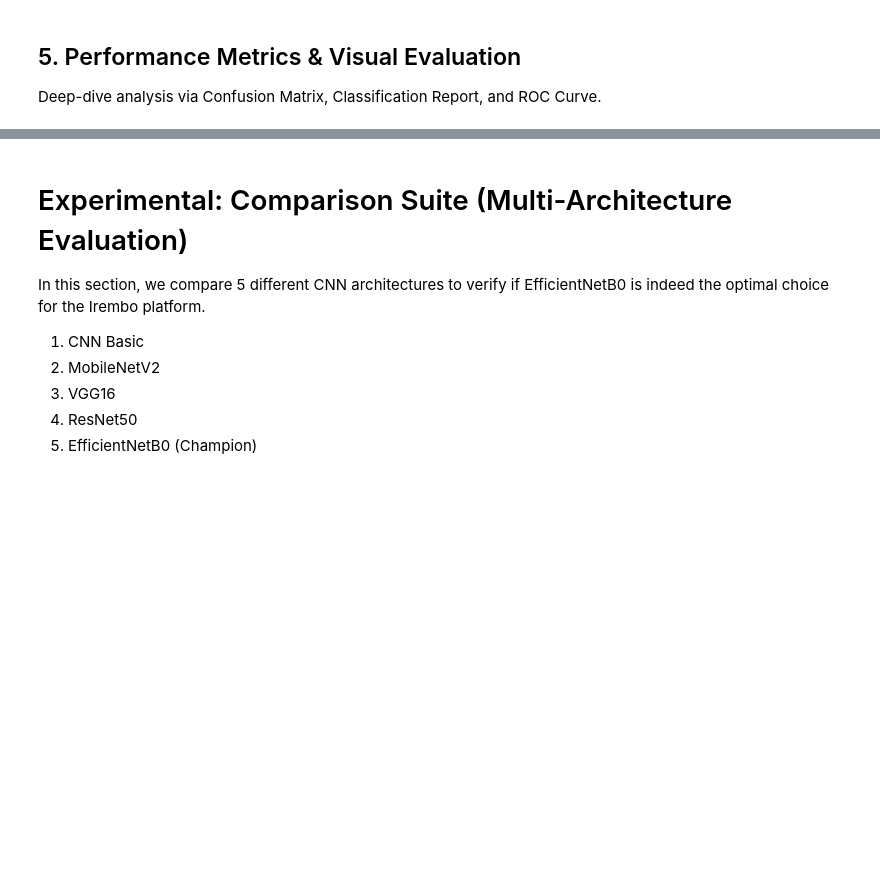
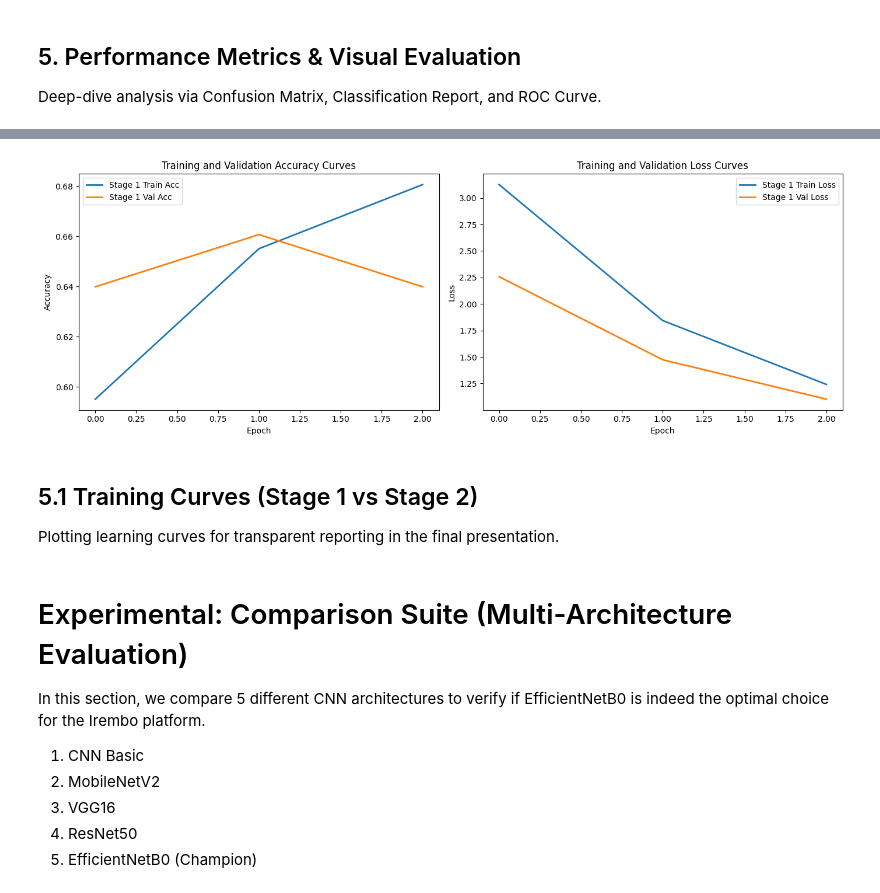
Before and after one commit to jkeza1/aipowered, a Jupyter notebook: Document_Verification_ML_Model version 2.ipynb, the cells around one changed output, grey strips where cells are left out. Drawn from its saved outputs; the diff is of its cells as text; code cells hidden in the pictures; blank space fills up the shorter version.

```diff
--- a/Document_Verification_ML_Model version 2.ipynb
+++ b/Document_Verification_ML_Model version 2.ipynb
@@ -307,20 +520,22 @@ def build_tampering_detection_model(learning_rate):
     base_model = EfficientNetB0(weights='imagenet', include_top=False, input_shape=(*Config.IMG_SIZE, 3))
     base_model.trainable = False # Initial freeze
 
-    # --- Advanced Head ---
+    # --- Advanced Head with stronger regularization ---
     avg_pool = layers.GlobalAveragePooling2D()(base_model.output)
     max_pool = layers.GlobalMaxPooling2D()(base_model.output)
     merged = layers.Concatenate()([avg_pool, max_pool])
 
     x = layers.BatchNormalization()(merged)
-    x = layers.Dense(512, activation='relu')(x)
+    x = layers.Dense(512, activation='relu', kernel_regularizer=regularizers.l2(1e-4))(x)
     x = layers.Dropout(Config.DROPOUT_RATE)(x)
-    x = layers.Dense(256, activation='relu', kernel_regularizer='l2')(x)
+    x = layers.Dense(256, activation='relu', kernel_regularizer=regularizers.l2(1e-4))(x)
     x = layers.Dropout(0.3)(x)
 
     outputs = layers.Dense(1, activation='sigmoid')(x)
 
     model = models.Model(inputs=base_model.input, outputs=outputs, name="Irembo_AuthCheck_Ultra")
+    # Keep an explicit handle for fine-tuning cells that need to access the backbone.
+    model.backbone = base_model
 
     model.compile(
         optimizer=optimizers.Adam(learning_rate=learning_rate),
@@ -541,6 +903,46 @@ Found 659 validated image filenames belonging to 2 classes.
    macro avg       1.00      1.00      1.00       659
 weighted avg       1.00      1.00      1.00       659
 [figure]
+# %%
+# Plot Stage 1/Stage 2 curves if available in memory
+plt.figure(figsize=(14, 5))
+
+# Accuracy plot
+plt.subplot(1, 2, 1)
+if 'history_stage1' in globals():
+    plt.plot(history_stage1.history.get('accuracy', []), label='Stage 1 Train Acc', linewidth=2)
+    plt.plot(history_stage1.history.get('val_accuracy', []), label='Stage 1 Val Acc', linewidth=2)
+if 'history_stage2' in globals():
+    plt.plot(history_stage2.history.get('accuracy', []), label='Stage 2 Train Acc', linewidth=2)
+    plt.plot(history_stage2.history.get('val_accuracy', []), label='Stage 2 Val Acc', linewidth=2)
+plt.title('Training and Validation Accuracy Curves')
+plt.xlabel('Epoch')
+plt.ylabel('Accuracy')
+plt.legend()
+
+# Loss plot
+plt.subplot(1, 2, 2)
+if 'history_stage1' in globals():
+    plt.plot(history_stage1.history.get('loss', []), label='Stage 1 Train Loss', linewidth=2)
+    plt.plot(history_stage1.history.get('val_loss', []), label='Stage 1 Val Loss', linewidth=2)
+if 'history_stage2' in globals():
+    plt.plot(history_stage2.history.get('loss', []), label='Stage 2 Train Loss', linewidth=2)
+    plt.plot(history_stage2.history.get('val_loss', []), label='Stage 2 Val Loss', linewidth=2)
+plt.title('Training and Validation Loss Curves')
+plt.xlabel('Epoch')
+plt.ylabel('Loss')
+plt.legend()
+
+plt.tight_layout()
+plt.show()
+
+if 'history_stage1' not in globals() and 'history_stage2' not in globals():
+    print('No training history found. Run Stage 1/Stage 2 training cells first.')
+# %% [output]
+[figure, added]
+# %% [markdown]
+## 5.1 Training Curves (Stage 1 vs Stage 2)
+Plotting learning curves for transparent reporting in the final presentation.
 # %% [markdown]
 # Experimental: Comparison Suite (Multi-Architecture Evaluation)
 In this section, we compare 5 different CNN architectures to verify if EfficientNetB0 is indeed the optimal choice for the Irembo platform.
```
Also changed, not shown: parts of 23 cells of this notebook, 13 other files.
